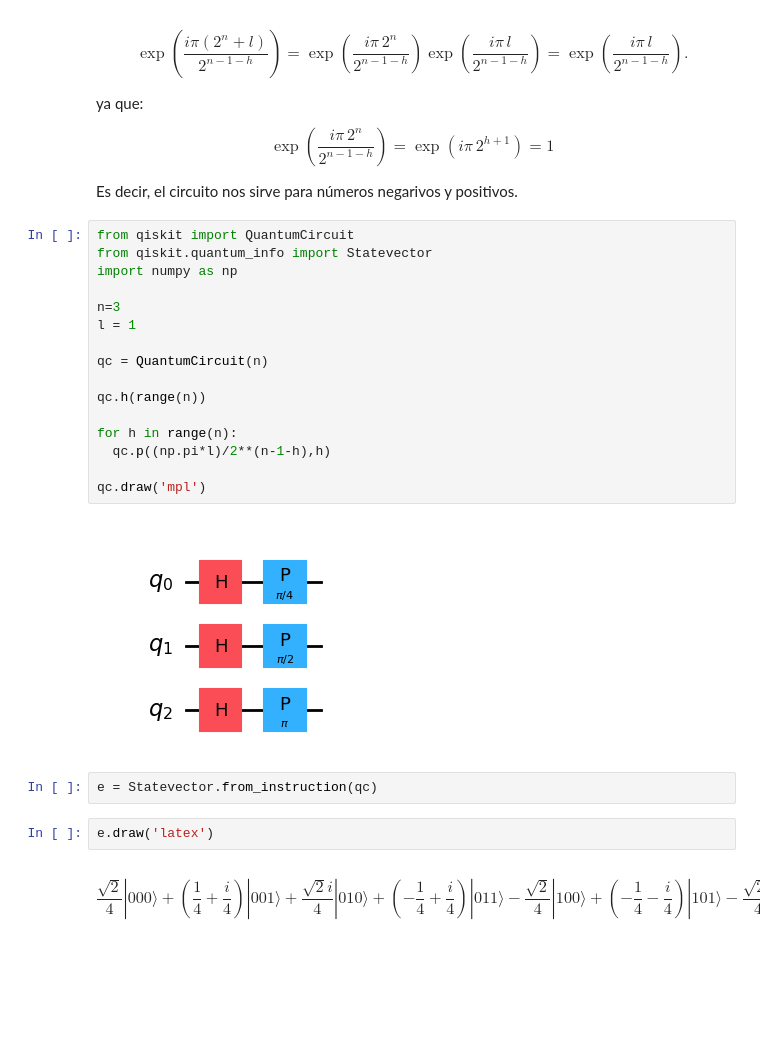
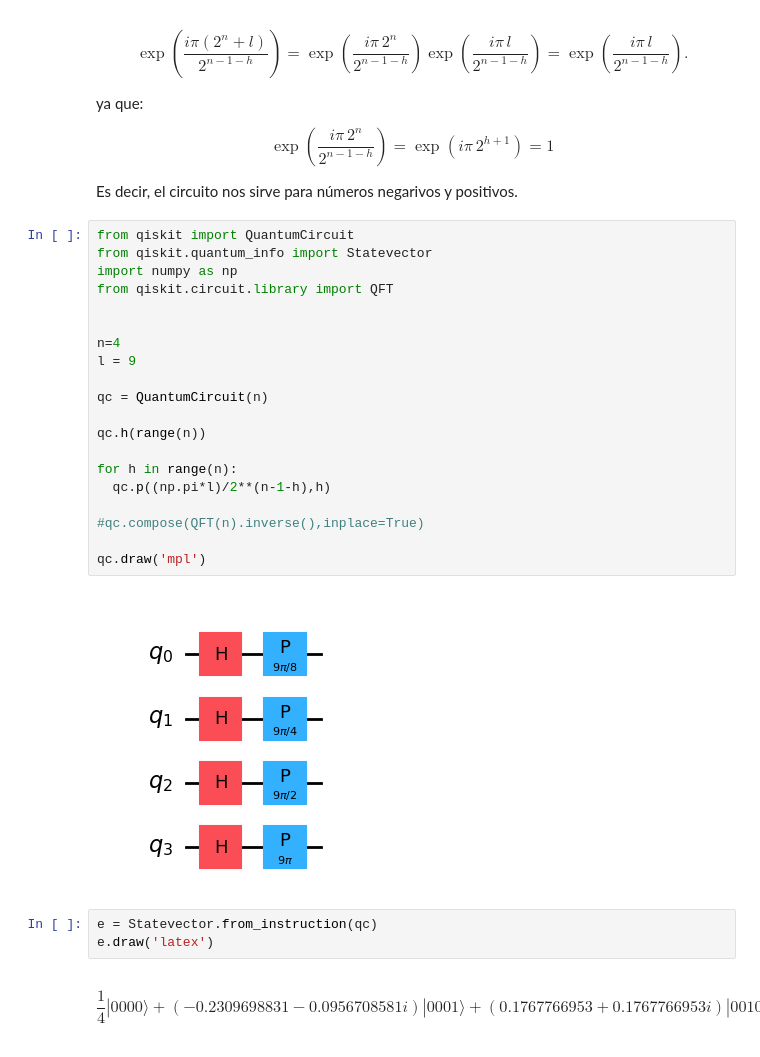
Before and after one commit to tarabelo/PIAC-2526, a Jupyter notebook: 06_Búsqueda_adaptativa_de_Grover_(GAS).ipynb, the cells around one changed output. Saved outputs shown, nothing was run; the diff lists cells and outputs as text; blank space fills up the shorter version.

```diff
--- a/06_Búsqueda_adaptativa_de_Grover_(GAS).ipynb
+++ b/06_Búsqueda_adaptativa_de_Grover_(GAS).ipynb
@@ -128,24 +128,27 @@ Es decir, el circuito nos sirve para números negarivos y positivos.
 # %%
 from qiskit import QuantumCircuit
 from qiskit.quantum_info import Statevector
 import numpy as np
+from qiskit.circuit.library import QFT
 
-n=3
-l = 1
+
+n=4
+l = 9
 
 qc = QuantumCircuit(n)
 
 qc.h(range(n))
 
 for h in range(n):
   qc.p((np.pi*l)/2**(n-1-h),h)
 
+#qc.compose(QFT(n).inverse(),inplace=True)
+
 qc.draw('mpl')
 # %% [output]
-[figure, old version]
+[figure, new version]
 # %%
 e = Statevector.from_instruction(qc)
+e.draw('latex')
+# %% [output]
+$$\frac{1}{4} |0000\rangle+(-0.2309698831 - 0.0956708581 i) |0001\rangle+(0.1767766953 + 0.1767766953 i) |0010\rangle+(-0.0956708581 - 0.2309698831 i) |0011\rangle+\frac{i}{4} |0100\rangle+(0.0956708581 - 0.2309698831 i) |0101\rangle + \ldots +(0.0956708581 + 0.2309698831 i) |1011\rangle- \frac{i}{4} |1100\rangle+(-0.0956708581 + 0.2309698831 i) |1101\rangle+(0.1767766953 - 0.1767766953 i) |1110\rangle+(-0.2309698831 + 0.0956708581 i) |1111\rangle$$
-# %%
-e.draw('latex')
-# %% [output]
-$$\frac{\sqrt{2}}{4} |000\rangle+(\frac{1}{4} + \frac{i}{4}) |001\rangle+\frac{\sqrt{2} i}{4} |010\rangle+(- \frac{1}{4} + \frac{i}{4}) |011\rangle- \frac{\sqrt{2}}{4} |100\rangle+(- \frac{1}{4} - \frac{i}{4}) |101\rangle- \frac{\sqrt{2} i}{4} |110\rangle+(\frac{1}{4} - \frac{i}{4}) |111\rangle$$
```
Also changed, not shown: parts of 2 cells of this notebook.
